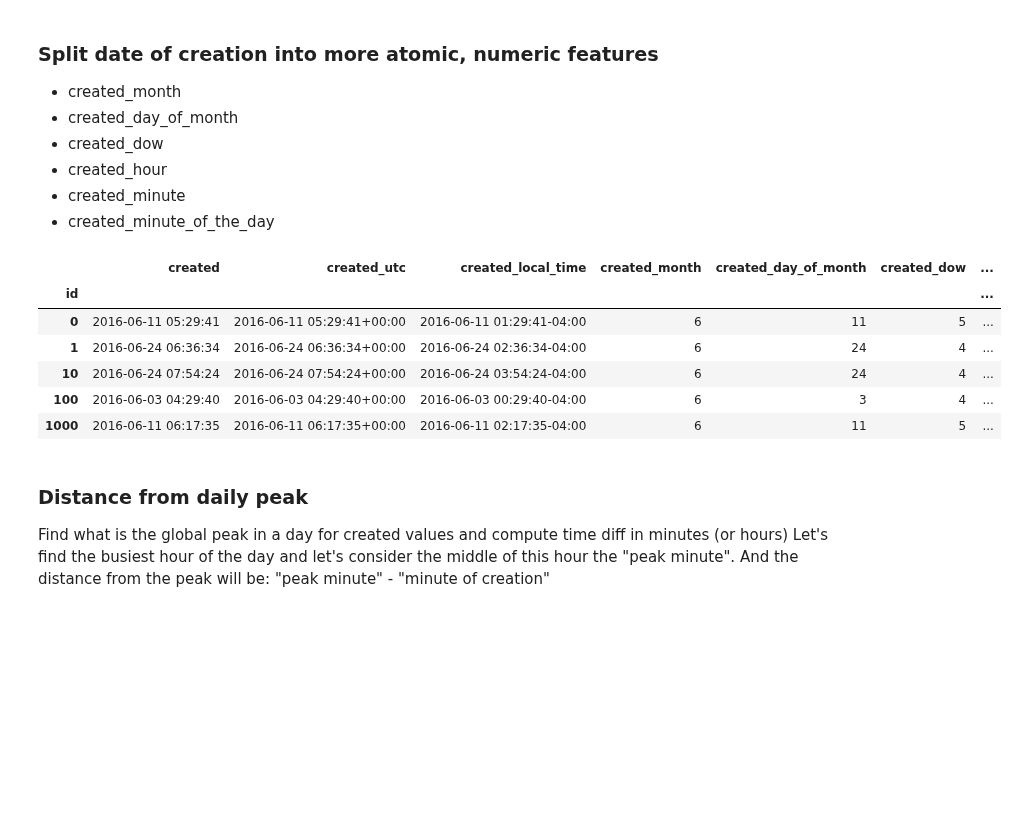
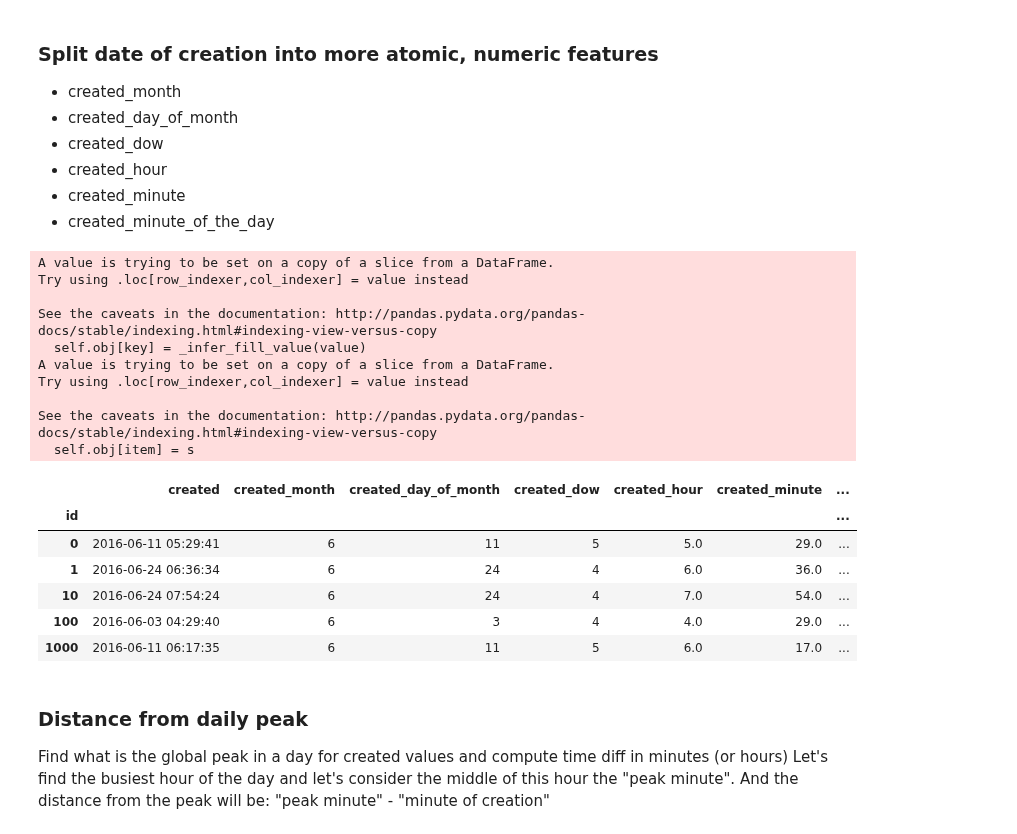
Before and after one commit to csizsek/kaggle-2s-rental-inq, a Jupyter notebook: 104_created.ipynb, the cells around one changed output. Saved outputs shown, nothing was run; the diff lists cells and outputs as text; code cells hidden in the pictures; blank space fills up the shorter version.

```diff
--- a/104_created.ipynb
+++ b/104_created.ipynb
@@ -43,6 +43,6 @@ print len(d)
 # %% [output]
 124011
 # %%
-d.loc[:, 'created_utc'] = d.created.map(lambda x: x.tz_localize('utc'))
-d.loc[:, 'created_local_time']  = d.created_utc.map(lambda x: x.tz_convert('US/Eastern'))
-d[['created', 'created_local_time']].head()
+# d.loc[:, 'created_utc'] = d.created.map(lambda x: x.tz_localize('utc'))
+# d.loc[:, 'created_local_time']  = d.created_utc.map(lambda x: x.tz_convert('US/Eastern'))
+# d[['created', 'created_local_time']].head()
@@ -105,33 +77,42 @@ d.head()
    * created_minute
    * created_minute_of_the_day
 # %%
-#created_month
+d.loc[:, 'created_month'] = d['created'].map(lambda x: x.month)
 
-d.loc[:, 'created_month'] = d['created'].map(lambda x: x.month)
-# created_day_of_month
 d.loc[:, 'created_day_of_month'] = d['created'].map(lambda x: x.day)
-# created_dow
+
 d.loc[:, 'created_dow'] = d['created'].map(lambda x: x.dayofweek)
-# created_hour
-d.loc[:, 'created_hour'] = d['created'].map(lambda x: x.hour)
-# created_minute
-d.loc[:, 'created_minute'] = d['created'].map(lambda x: x.minute)
-# created_minute
-d.loc[:, 'created_minute_of_the_day'] = d['created'].map(lambda x: 60 * x.hour + x.minute )
-# created_minute
-d.loc[:, 'created_date'] = d.created_local_time.map(lambda x: x.date())
-# created_hour_of_dataset
+
+d.loc[:, 'created_hour'] = d['created'].map(lambda x: x.hour).astype(float64)
+
+d.loc[:, 'created_minute'] = d['created'].map(lambda x: x.minute).astype(float64)
+
+d.loc[:, 'created_minute_of_the_day'] = d['created'].map(lambda x: 60 * x.hour + x.minute ).astype(float64)
+
+#d.loc[:, 'created_date'] = d.created_local_time.map(lambda x: x.date())
+
 exp_start = datetime.datetime(2016, 4, 1)
-d.loc[:, 'created_hour_of_dataset'] = d.created.apply(lambda x: ((x - exp_start).days * 24 + ((x - exp_start).seconds / 3600)))
+d.loc[:, 'created_hour_of_dataset'] = d.created.apply(lambda x: (
+        (x - exp_start).days * 24 + ((x - exp_start).seconds / 3600))).astype(float64)
 d.head()
 # %% [output]
+A value is trying to be set on a copy of a slice from a DataFrame.
+Try using .loc[row_indexer,col_indexer] = value instead
+
+See the caveats in the documentation: http://pandas.pydata.org/pandas-docs/stable/indexing.html#indexing-view-versus-copy
+  self.obj[key] = _infer_fill_value(value)
+A value is trying to be set on a copy of a slice from a DataFrame.
+Try using .loc[row_indexer,col_indexer] = value instead
+
+See the caveats in the documentation: http://pandas.pydata.org/pandas-docs/stable/indexing.html#indexing-view-versus-copy
+  self.obj[item] = s
-|  | created | created_utc | created_local_time | created_month | created_day_of_month | created_dow | ... |
+|  | created | created_month | created_day_of_month | created_dow | created_hour | created_minute | ... |
 | id |  |  |  |  |  |  | ... |
-| 0 | 2016-06-11 05:29:41 | 2016-06-11 05:29:41+00:00 | 2016-06-11 01:29:41-04:00 | 6 | 11 | 5 | ... |
-| 1 | 2016-06-24 06:36:34 | 2016-06-24 06:36:34+00:00 | 2016-06-24 02:36:34-04:00 | 6 | 24 | 4 | ... |
-| 10 | 2016-06-24 07:54:24 | 2016-06-24 07:54:24+00:00 | 2016-06-24 03:54:24-04:00 | 6 | 24 | 4 | ... |
-| 100 | 2016-06-03 04:29:40 | 2016-06-03 04:29:40+00:00 | 2016-06-03 00:29:40-04:00 | 6 | 3 | 4 | ... |
-| 1000 | 2016-06-11 06:17:35 | 2016-06-11 06:17:35+00:00 | 2016-06-11 02:17:35-04:00 | 6 | 11 | 5 | ... |
+| 0 | 2016-06-11 05:29:41 | 6 | 11 | 5 | 5.0 | 29.0 | ... |
+| 1 | 2016-06-24 06:36:34 | 6 | 24 | 4 | 6.0 | 36.0 | ... |
+| 10 | 2016-06-24 07:54:24 | 6 | 24 | 4 | 7.0 | 54.0 | ... |
+| 100 | 2016-06-03 04:29:40 | 6 | 3 | 4 | 4.0 | 29.0 | ... |
+| 1000 | 2016-06-11 06:17:35 | 6 | 11 | 5 | 6.0 | 17.0 | ... |
 # %% [markdown]
 ### Distance from daily peak
 
```
Also changed, not shown: parts of 11 cells of this notebook, 4 other files.
